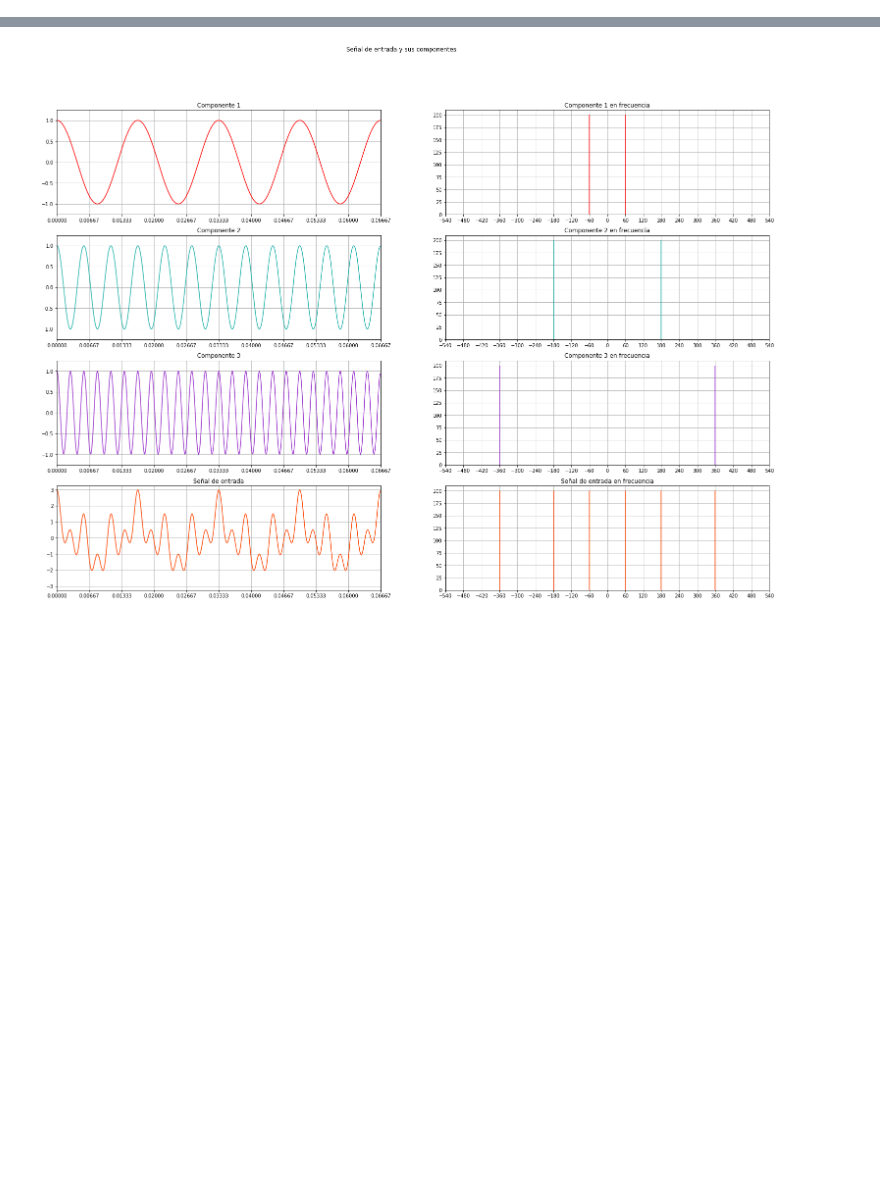
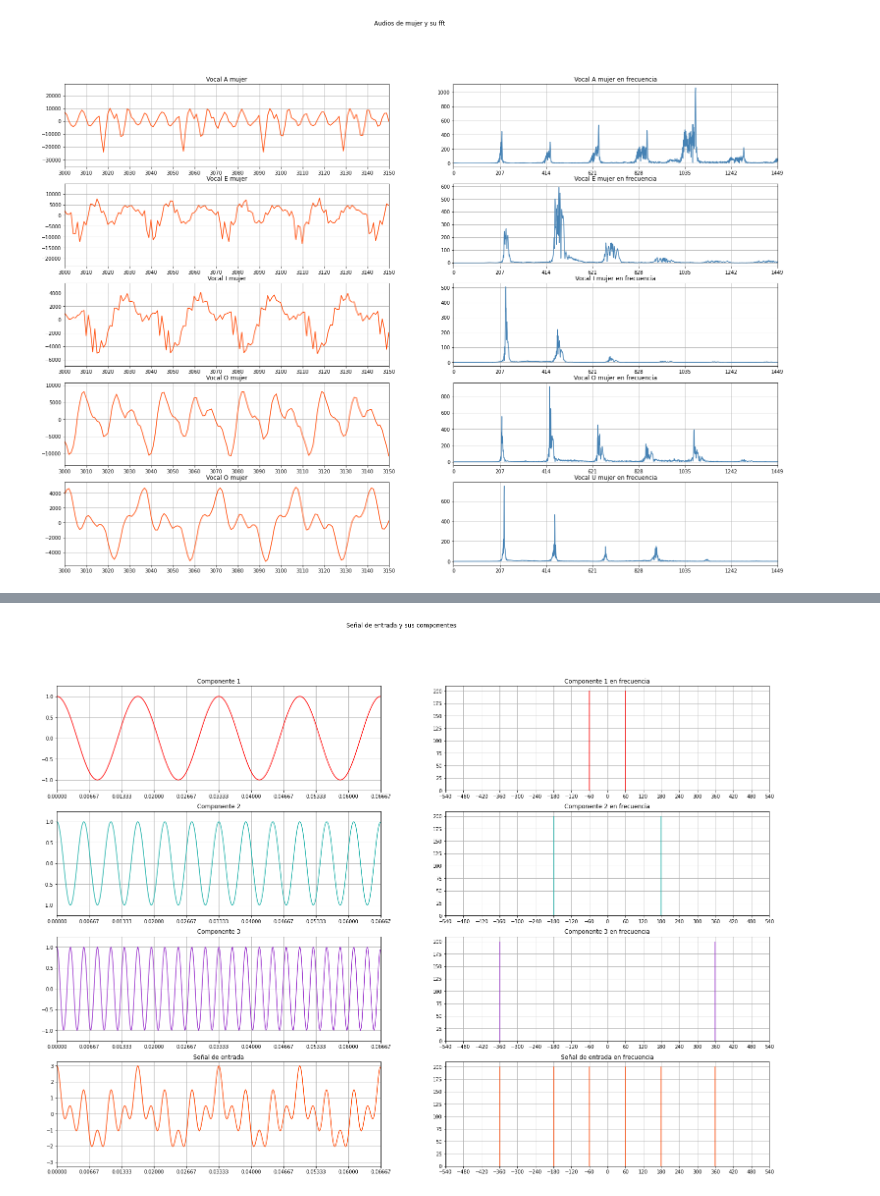
Before and after one commit to ChristopherMoralesA/Lab-Tarea-7, a Jupyter notebook: Lab_Tarea_7.ipynb, the cells around one changed output, grey strips where cells are left out. Cells and saved outputs as stored; diff of their text form; code cells hidden in the pictures; blank space fills up the shorter version.

```diff
--- a/Lab_Tarea_7.ipynb
+++ b/Lab_Tarea_7.ipynb
@@ -76,0 +132,73 @@ print(freq)
+# %%
+#Graficos de las diferentes vocales para una mujer y su fft
+fig1, axs = plt.subplots(5,2,figsize=(26,18))
+fig1.suptitle('Audios de mujer y su fft')
+
+x = ma
+Fs_x = Fs_ma
+axs[0,0].plot(x,color='orangered')
+axs[0,0].set(xlim=(3000,3000+nsamples))
+axs[0,0].set_title('Vocal A mujer')
+axs[0,0].xaxis.set_major_locator(MultipleLocator(10))
+axs[0,0].grid()
+Mf, M = plotfftaudio(x,Fs_x)
+axs[0,1].set(xlim=(0,1000),xticks=(range(0,1500,207)))
+axs[0,1].plot(Mf,M,color='steelblue')
+axs[0,1].set_title('Vocal A mujer en frecuencia')
+axs[0,1].grid()
+
+x = me
+Fs_x = Fs_me
+axs[1,0].plot(x,color='orangered')
+axs[1,0].set(xlim=(3000,3000+nsamples))
+axs[1,0].set_title('Vocal E mujer')
+axs[1,0].xaxis.set_major_locator(MultipleLocator(10))
+axs[1,0].grid()
+Mf, M = plotfftaudio(x,Fs_x)
+axs[1,1].set(xlim=(0,1000),xticks=(range(0,1500,207)))
+axs[1,1].plot(Mf,M,color='steelblue')
+axs[1,1].set_title('Vocal E mujer en frecuencia')
+axs[1,1].grid()
+
+x = mi
+Fs_x = Fs_mi
+axs[2,0].plot(x,color='orangered')
+axs[2,0].set(xlim=(3000,3000+nsamples))
+axs[2,0].set_title('Vocal I mujer')
+axs[2,0].xaxis.set_major_locator(MultipleLocator(10))
+axs[2,0].grid()
+Mf, M = plotfftaudio(x,Fs_x)
+axs[2,1].set(xlim=(0,1000),xticks=(range(0,1500,207)))
+axs[2,1].plot(Mf,M,color='steelblue')
+axs[2,1].set_title('Vocal I mujer en frecuencia')
+axs[2,1].grid()
+
+x = mo
+Fs_x = Fs_mo
+axs[3,0].plot(x,color='orangered')
+axs[3,0].set(xlim=(3000,3000+nsamples))
+axs[3,0].set_title('Vocal O mujer')
+axs[3,0].xaxis.set_major_locator(MultipleLocator(10))
+axs[3,0].grid()
+Mf, M = plotfftaudio(x,Fs_x)
+axs[3,1].set(xlim=(0,1000),xticks=(range(0,1500,207)))
+axs[3,1].plot(Mf,M,color='steelblue')
+axs[3,1].set_title('Vocal O mujer en frecuencia')
+axs[3,1].grid()
+
+x = mu
+Fs_x = Fs_mu
+axs[4,0].plot(x,color='orangered')
+axs[4,0].set(xlim=(3000,3000+nsamples))
+axs[4,0].set_title('Vocal O mujer')
+axs[4,0].xaxis.set_major_locator(MultipleLocator(10))
+axs[4,0].grid()
+Mf, M = plotfftaudio(x,Fs_x)
+axs[4,1].set(xlim=(0,1000),xticks=(range(0,1500,207)))
+axs[4,1].plot(Mf,M,color='steelblue')
+axs[4,1].set_title('Vocal U mujer en frecuencia')
+axs[4,1].grid()
+
+plt.show()
+# %% [output]
+[figure, added]
```
Also changed, not shown: parts of 31 cells of this notebook, 1 other file.
